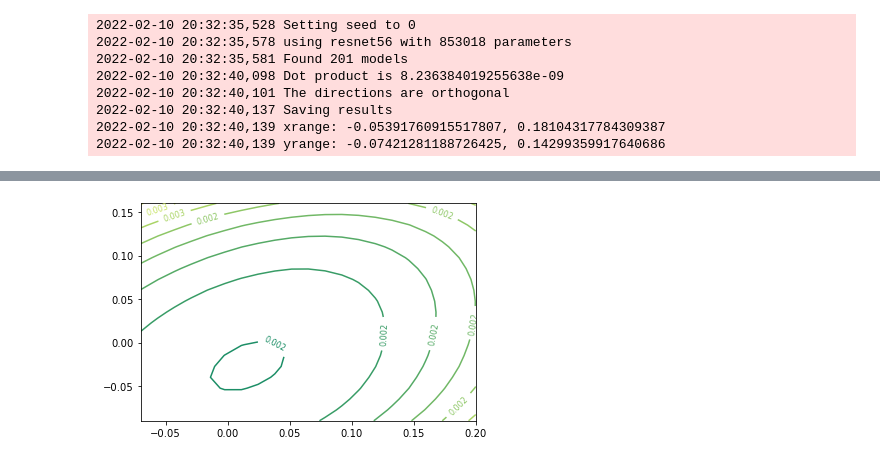
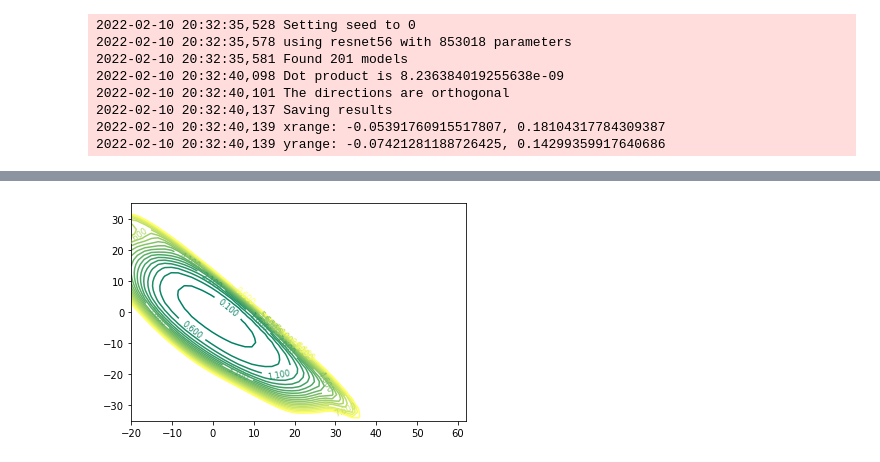
Before and after one commit to robbycostales/cs699_dynamics_of_representation_learning, a Jupyter notebook: loss_landscape/analysis.ipynb, the cells around one changed output, grey strips where cells are left out. Drawn from its saved outputs; the diff is of its cells as text; code cells hidden in the pictures.

Commit message:
Update plots

```diff
--- a/loss_landscape/analysis.ipynb
+++ b/loss_landscape/analysis.ipynb
@@ -105,26 +120,26 @@ os.makedirs(f"{args.result_folder}", exist_ok=True)
 # %%
 data = numpy.load(f"{args.surface_file}")
 
 xcoords = data["xcoordinates"]
 ycoords = data["ycoordinates"]
 losses = data["losses"]
 acc = data["accuracies"]
 
 X, Y = numpy.meshgrid(xcoords, ycoords, indexing="ij")
 Z = losses
 fig = pyplot.figure()
-# CS = pyplot.contour(X, Y, Z, cmap='summer', levels=numpy.arange(0.1, 10, 0.5))
-CS = pyplot.contour(X, Y, Z, cmap='summer')
+CS = pyplot.contour(X, Y, Z, cmap='summer', levels=numpy.arange(0.1, 10, 0.5))
+# CS = pyplot.contour(X, Y, Z, cmap='summer')
 
 pyplot.clabel(CS, inline=1, fontsize=8)
 fig.savefig(
     f"{args.result_folder}/{args.plot_prefix}_surface_2d_contour", dpi=300,
     bbox_inches='tight'
 )
 # pyplot.close()
 pyplot.show()
 # %% [output]
-[figure, old version]
+[figure, new version]
 # %%
 # create a 2D plot of trajectory
 data = numpy.load(f"{args.trajectory_file}")
```
Also changed, not shown: parts of 7 cells of this notebook, 7 other files.
